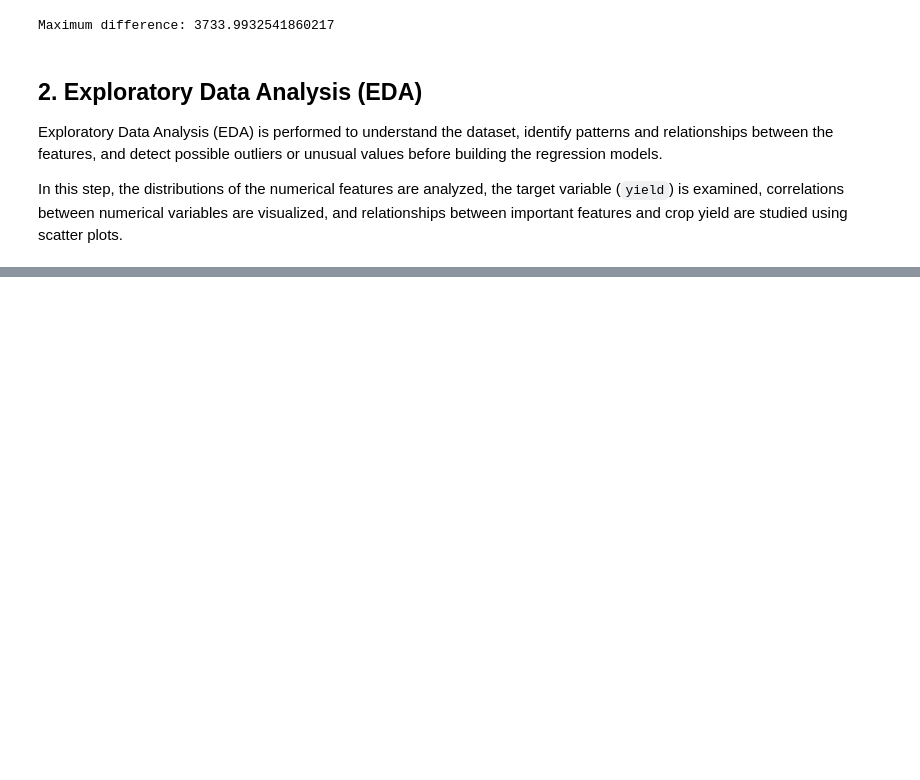
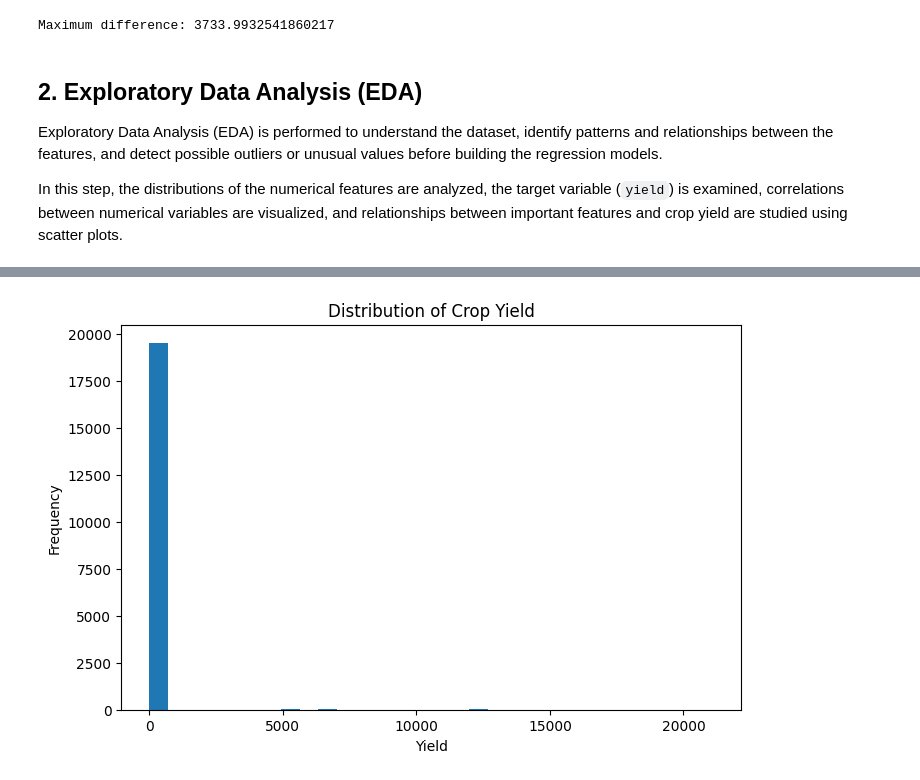
Before and after one commit to Dishitha0607/Machine-Learning-Project, a Jupyter notebook: data.ipynb, the cells around one changed output, grey strips where cells are left out. Cells and saved outputs as stored; diff of their text form; code cells hidden in the pictures; blank space fills up the shorter version.

```diff
--- a/data.ipynb
+++ b/data.ipynb
@@ -118,0 +144,15 @@ In this step, the distributions of the numerical features are analyzed, the targ
+# %%
+# Distribution of the target variable
+plt.figure(figsize=(8, 5))
+
+plt.hist(master_df['yield'], bins=30)
+
+plt.title("Distribution of Crop Yield")
+plt.xlabel("Yield")
+plt.ylabel("Frequency")
+
+plt.show()
+
+#yield is what our regression model will predict, so we want to clearly understand its distribution and extreme values.
+# %% [output]
+[figure, added]
```
Also changed, not shown: parts of 10 cells of this notebook.
